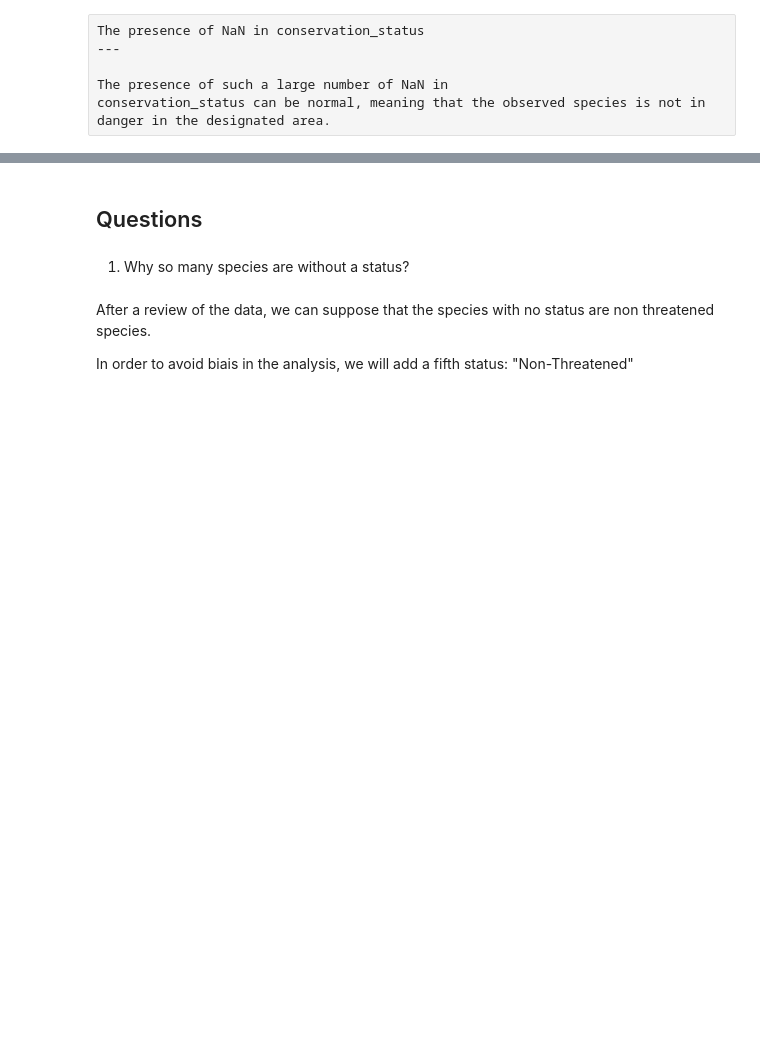
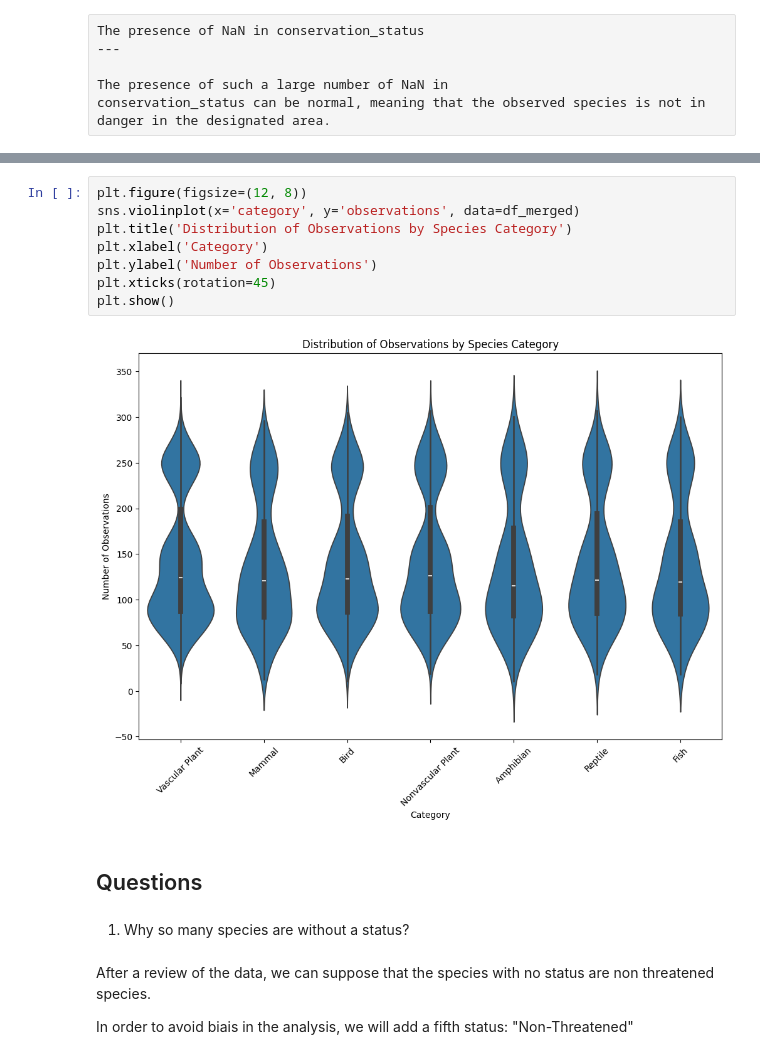
Before and after one commit to GitOlivier10/biodiversity-starter, a Jupyter notebook: biodiversity.ipynb, the cells around one changed output, grey strips where cells are left out. Cells and saved outputs as stored; diff of their text form; blank space fills up the shorter version.

```diff
--- a/biodiversity.ipynb
+++ b/biodiversity.ipynb
@@ -169,3 +188,13 @@ conservation_status can be normal, meaning that the observed species is not in d
+# %%
+plt.figure(figsize=(12, 8))
+sns.violinplot(x='category', y='observations', data=df_merged)
+plt.title('Distribution of Observations by Species Category')
+plt.xlabel('Category')
+plt.ylabel('Number of Observations')
+plt.xticks(rotation=45)
+plt.show()
+# %% [output]
+[figure, added]
 # %% [markdown]
 Questions
 ---
```
Also changed, not shown: parts of 7 cells of this notebook.
